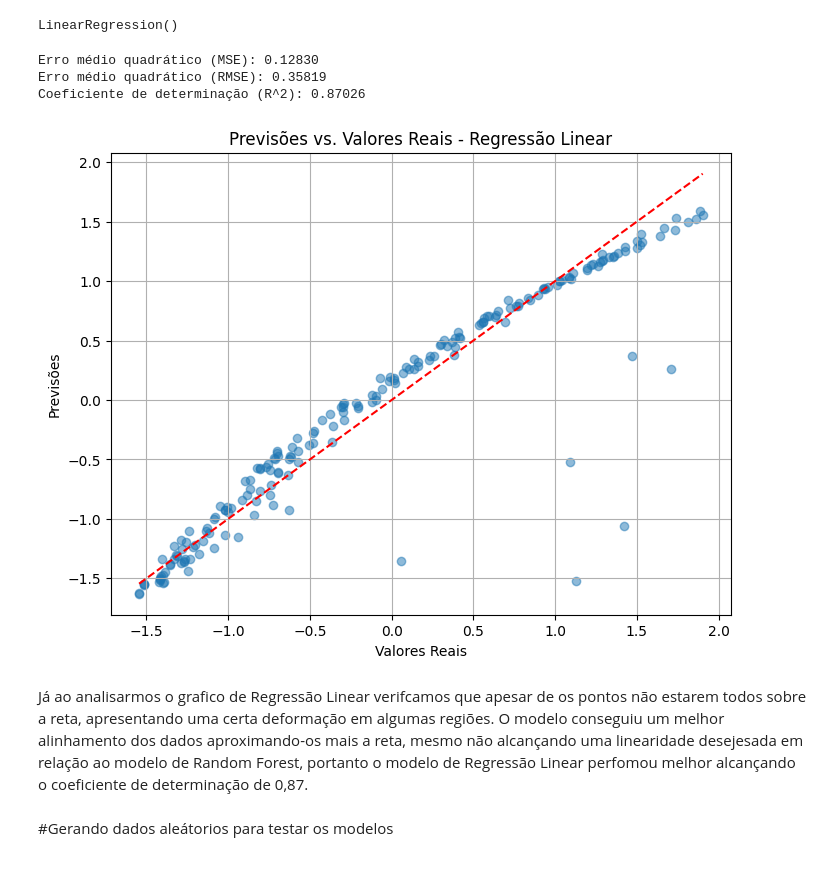
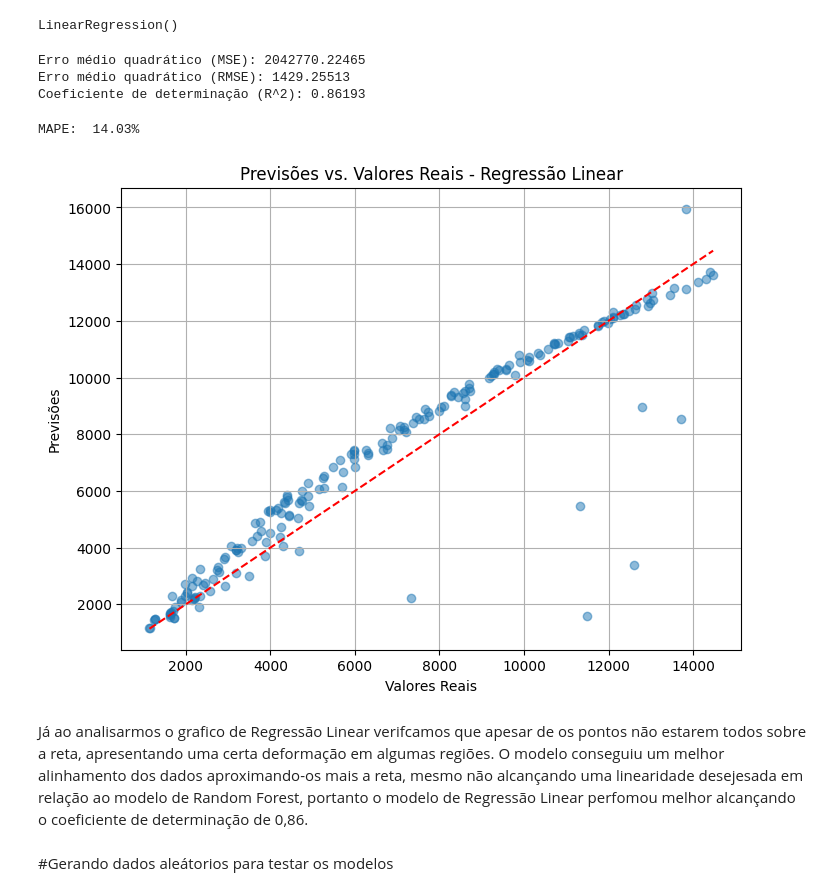
Before and after one commit to jordanmsouza/TechChallenge_Fase1_Grupo4, a Jupyter notebook: Tech_Challange_Fase1_Grupo4.ipynb, the cells around one changed output. Drawn from its saved outputs; the diff is of its cells as text; code cells hidden in the pictures.

Commit message:
Correções, entradas de dados aleatórios

```diff
--- a/Tech_Challange_Fase1_Grupo4.ipynb
+++ b/Tech_Challange_Fase1_Grupo4.ipynb
@@ -483,9 +520,9 @@ x_train, x_test, y_train, y_test = train_test_split(x, y, test_size = 0.2, rando
 # %% [markdown]
 ### Estanciando Modelo
 # %%
-forest_model = RandomForestRegressor(n_estimators=100, random_state=42)
+forest_model = RandomForestRegressor(n_estimators=10, random_state=42)
 # %% [markdown]
 ### Treinando modelo
 # %%
-forest_model.fit(x_train, y_train)
+forest_model.fit(x_dados_std_train, y_train)
 # %% [output]
@@ -526,35 +573,39 @@ Podemos assim afirmar, que o modelo de Random Forest conseguiu um alinhamento fa
 # Iniciando Modelo De Regressão Linear
 # %%
 model = LinearRegression()
-model.fit(x_train, y_train)
+model.fit(x_dados_std_train, y_train)
 # %% [output]
 LinearRegression()
 # %%
-y_pred = model.predict(x_test)
+y_pred_linear = model.predict(x_dados_std_test)
 # %%
-mse = mean_squared_error(y_test, y_pred)
+mse = mean_squared_error(y_test,y_pred_linear)
 rmse = np.sqrt(mse)
-r2 = r2_score(y_test, y_pred)
+r2 = r2_score(y_test,y_pred_linear)
 print(f"\nErro médio quadrático (MSE): {mse:.5f}")
 print(f"Erro médio quadrático (RMSE): {rmse:.5f}")
 print(f"Coeficiente de determinação (R^2): {r2:.5f}")
 # %% [output]
-Erro médio quadrático (MSE): 0.12830
-Erro médio quadrático (RMSE): 0.35819
-Coeficiente de determinação (R^2): 0.87026
+Erro médio quadrático (MSE): 2042770.22465
+Erro médio quadrático (RMSE): 1429.25513
+Coeficiente de determinação (R^2): 0.86193
+# %%
+print(f"MAPE: {calc_mape(y_test, y_pred_linear): .2f}%")
+# %% [output]
+MAPE:  14.03%
 # %%
 plt.figure(figsize=(8, 6))
-plt.scatter(y_test, y_pred, alpha=0.5)
+plt.scatter(y_test,y_pred_linear, alpha=0.5)
 plt.plot([min(y_test), max(y_test)], [min(y_test), max(y_test)], color='red', linestyle='--')  # Linha diagonal para referência
 plt.xlabel('Valores Reais')
 plt.ylabel('Previsões')
 plt.title('Previsões vs. Valores Reais - Regressão Linear')
 plt.grid(True)
 plt.show()
 # %% [output]
-[figure, old version]
+[figure, new version]
 # %% [markdown]
-Já ao analisarmos o grafico de Regressão Linear verifcamos que apesar de os pontos não estarem todos sobre a reta, apresentando uma certa deformação em algumas regiões. O modelo conseguiu um melhor alinhamento dos dados aproximando-os mais a reta, mesmo não alcançando uma linearidade desejesada em relação ao modelo de Random Forest, portanto o modelo de Regressão Linear perfomou melhor alcançando o coeficiente de determinação de 0,87.
+Já ao analisarmos o grafico de Regressão Linear verifcamos que apesar de os pontos não estarem todos sobre a reta, apresentando uma certa deformação em algumas regiões. O modelo conseguiu um melhor alinhamento dos dados aproximando-os mais a reta, mesmo não alcançando uma linearidade desejesada em relação ao modelo de Random Forest, portanto o modelo de Regressão Linear perfomou melhor alcançando o coeficiente de determinação de 0,86.
 # %% [markdown]
 #Gerando dados aleátorios para testar os modelos
 # %%
```
Also changed, not shown: parts of 61 cells of this notebook.
